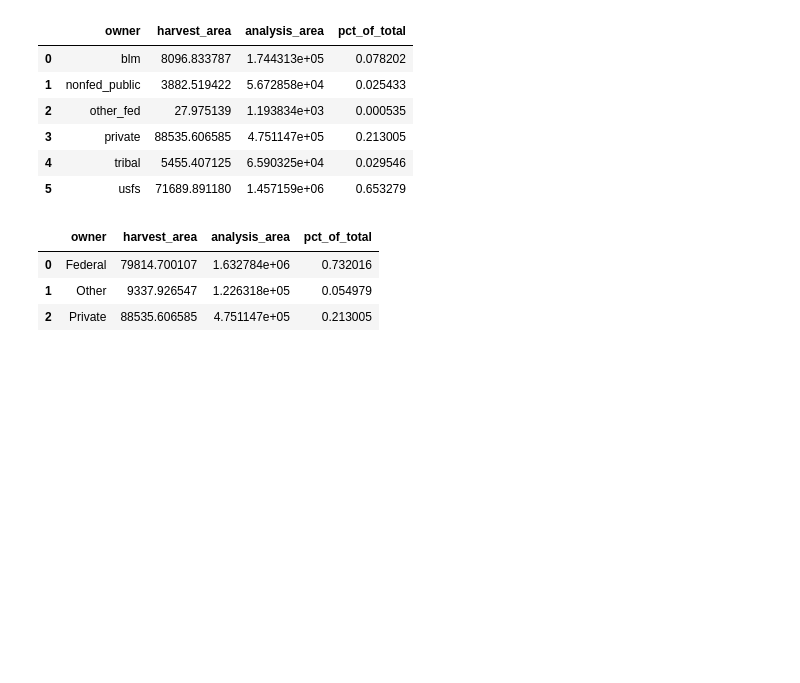
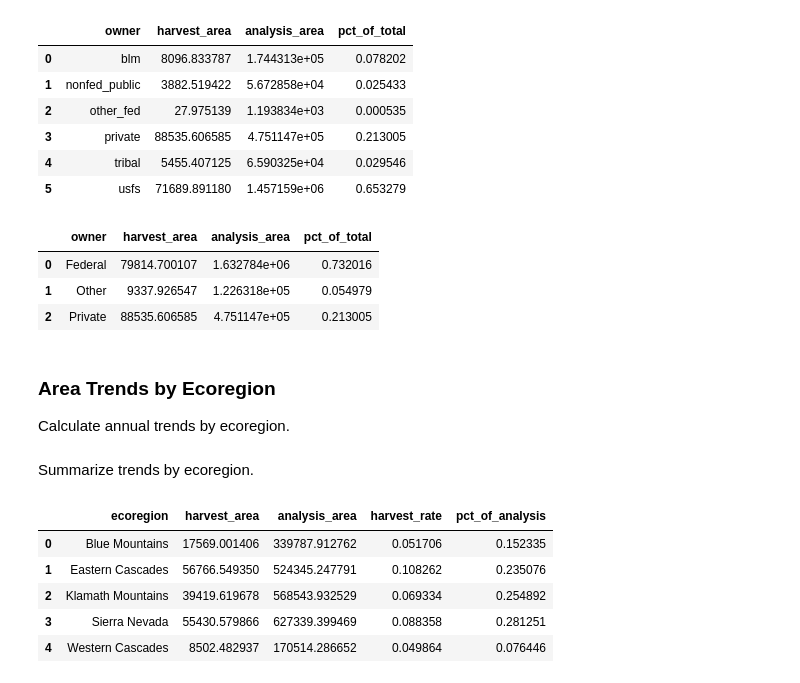
Before and after one commit to aazuspan/post-fire-harvest-2024, a Jupyter notebook: notebooks/trends.ipynb, the cells around one changed output. Saved outputs shown, nothing was run; the diff lists cells and outputs as text; code cells hidden in the pictures; blank space fills up the shorter version.

```diff
--- a/notebooks/trends.ipynb
+++ b/notebooks/trends.ipynb
@@ -181,3 +179,35 @@ owner_group_summary
 | 0 | Federal | 79814.700107 | 1.632784e+06 | 0.732016 |
 | 1 | Other | 9337.926547 | 1.226318e+05 | 0.054979 |
 | 2 | Private | 88535.606585 | 4.751147e+05 | 0.213005 |
+# %% [markdown]
+### Area Trends by Ecoregion
+
+Calculate annual trends by ecoregion.
+# %%
+ecoregion_trends = (
+    df_all_timings.assign(owner_group=df_all_timings.owner.map(OWNER_GROUPS))
+    .groupby(["ecoregion", "owner_group", "year"])
+    .agg({"harvest_area": "sum", "analysis_area": "sum"})
+    .reset_index()
+)
+
+ecoregion_trends.to_csv("../data/results/ecoregion_owner_trends.csv", index=False)
+# %% [markdown]
+Summarize trends by ecoregion.
+# %%
+ecoregion_summary = (
+    ecoregion_trends.groupby("ecoregion")
+    .agg({"harvest_area": "sum", "analysis_area": "sum"})
+    .reset_index()
+    .assign(harvest_rate=lambda x: x["harvest_area"] / x["analysis_area"])
+    .assign(pct_of_analysis=lambda x: x["analysis_area"] / x["analysis_area"].sum())
+)
+
+ecoregion_summary
+# %% [output]
+|  | ecoregion | harvest_area | analysis_area | harvest_rate | pct_of_analysis |
+| 0 | Blue Mountains | 17569.001406 | 339787.912762 | 0.051706 | 0.152335 |
+| 1 | Eastern Cascades | 56766.549350 | 524345.247791 | 0.108262 | 0.235076 |
+| 2 | Klamath Mountains | 39419.619678 | 568543.932529 | 0.069334 | 0.254892 |
+| 3 | Sierra Nevada | 55430.579866 | 627339.399469 | 0.088358 | 0.281251 |
+| 4 | Western Cascades | 8502.482937 | 170514.286652 | 0.049864 | 0.076446 |
```
Also changed, not shown: parts of 12 cells of this notebook, 9 other files.
